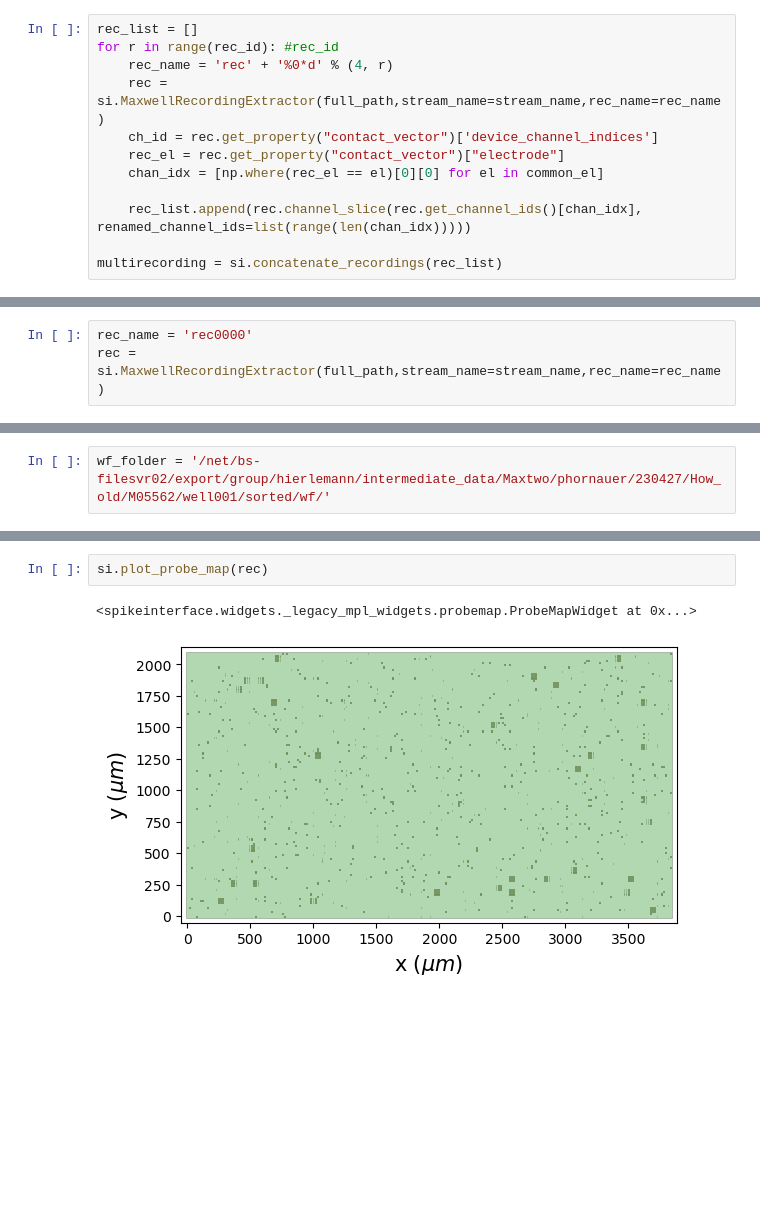
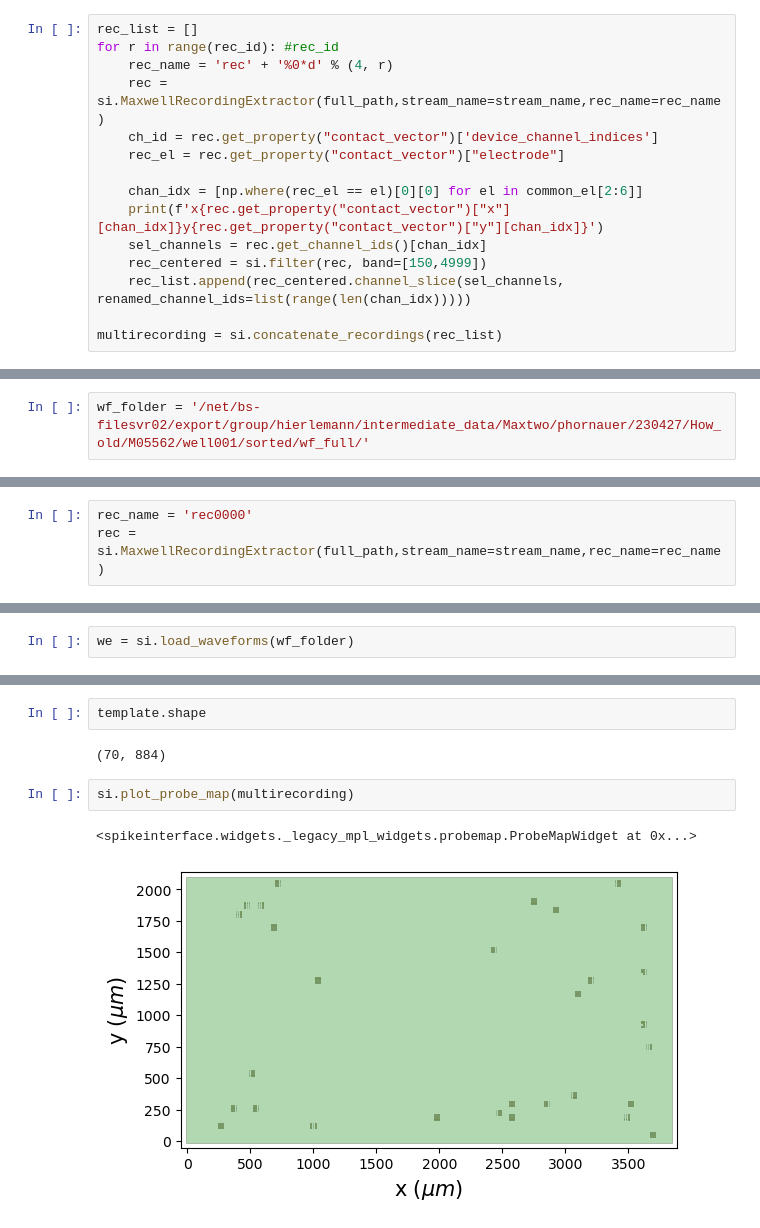
Before and after one commit to hornauerp/spikesorting, a Jupyter notebook: AxonScanSorting.ipynb, the cells around one changed output, grey strips where cells are left out. Saved outputs shown, nothing was run; the diff lists cells and outputs as text; blank space fills up the shorter version.

```diff
--- a/AxonScanSorting.ipynb
+++ b/AxonScanSorting.ipynb
@@ -95,8 +90,11 @@ for r in range(rec_id): #rec_id
     rec = si.MaxwellRecordingExtractor(full_path,stream_name=stream_name,rec_name=rec_name)
     ch_id = rec.get_property("contact_vector")['device_channel_indices']
     rec_el = rec.get_property("contact_vector")["electrode"]
-    chan_idx = [np.where(rec_el == el)[0][0] for el in common_el]
 
-    rec_list.append(rec.channel_slice(rec.get_channel_ids()[chan_idx], renamed_channel_ids=list(range(len(chan_idx)))))
+    chan_idx = [np.where(rec_el == el)[0][0] for el in common_el[2:6]]
+    print(f'x{rec.get_property("contact_vector")["x"][chan_idx]}y{rec.get_property("contact_vector")["y"][chan_idx]}')
+    sel_channels = rec.get_channel_ids()[chan_idx]
+    rec_centered = si.filter(rec, band=[150,4999])
+    rec_list.append(rec_centered.channel_slice(sel_channels, renamed_channel_ids=list(range(len(chan_idx)))))
 
 multirecording = si.concatenate_recordings(rec_list)
@@ -150,0 +294,2 @@ multirecording.get_total_duration()
+# %%
+wf_folder = '/net/bs-filesvr02/export/group/hierlemann/intermediate_data/Maxtwo/phornauer/230427/How_old/M05562/well001/sorted/wf_full/'
@@ -160,2 +302,0 @@ frame_slice = si.FrameSliceSorting(parent_sorting = sorting, start_frame = 0, en
-# %%
-wf_folder = '/net/bs-filesvr02/export/group/hierlemann/intermediate_data/Maxtwo/phornauer/230427/How_old/M05562/well001/sorted/wf/'
@@ -165,0 +303,2 @@ we = si.extract_waveforms(rec, frame_slice, wf_folder,
+# %%
+we = si.load_waveforms(wf_folder)
@@ -208,5 +370,9 @@ ValueError: 372 is not in list
+# %%
+template.shape
+# %% [output]
+(70, 884)
 # %%
-si.plot_probe_map(rec)
+si.plot_probe_map(multirecording)
 # %% [output]
 <spikeinterface.widgets._legacy_mpl_widgets.probemap.ProbeMapWidget at 0x...>
-[figure, old version]
+[figure, new version]
```
Also changed, not shown: parts of 58 cells of this notebook.
